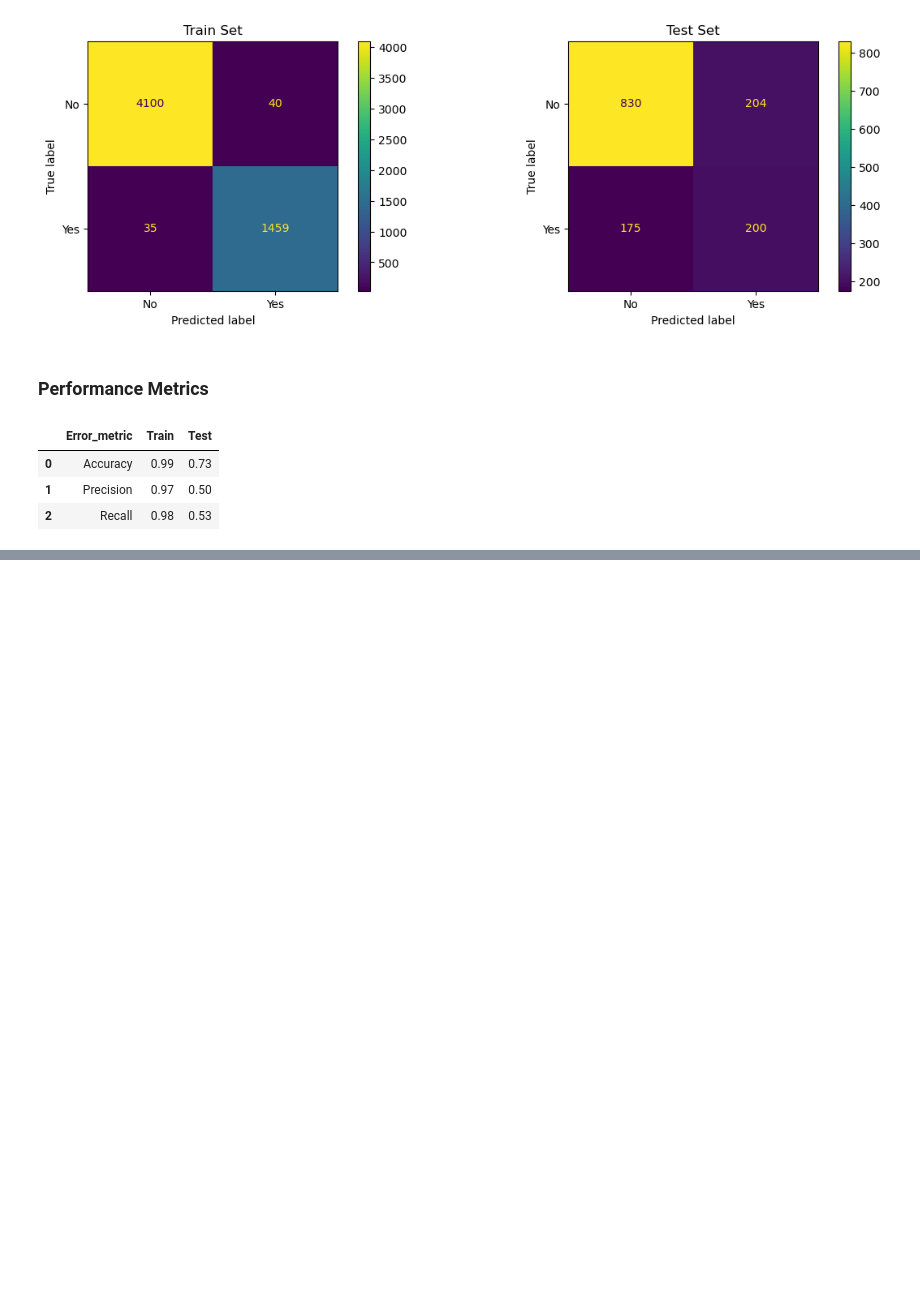
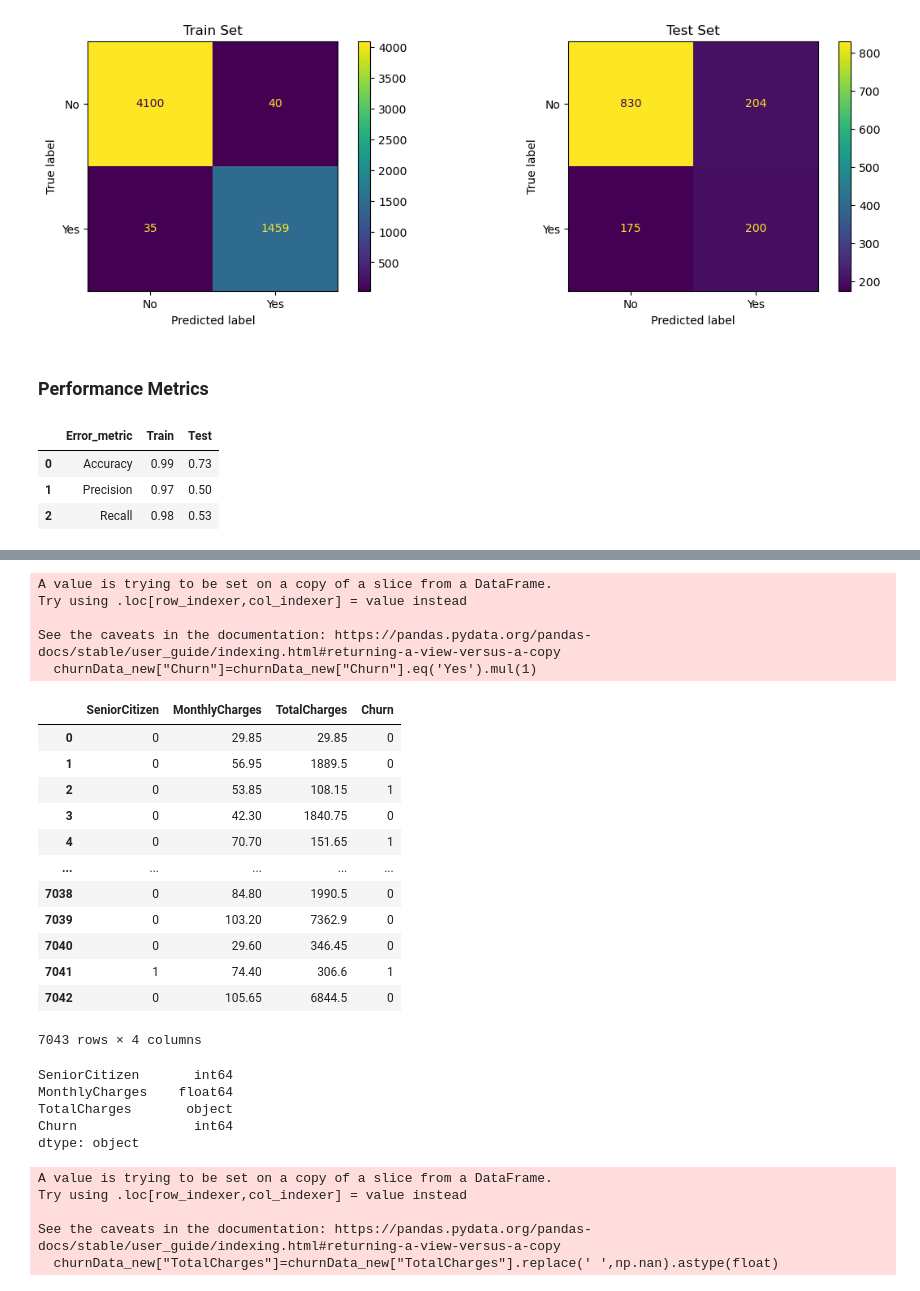
Before and after one commit to Festus-Ade/IronFestus, a Jupyter notebook: Week 7/Classification, Handling Imbalanced Data.ipynb, the cells around one changed output, grey strips where cells are left out. Drawn from its saved outputs; the diff is of its cells as text; code cells hidden in the pictures; blank space fills up the shorter version.

```diff
--- a/Week 7/Classification, Handling Imbalanced Data.ipynb
+++ b/Week 7/Classification, Handling Imbalanced Data.ipynb
@@ -222,0 +270,40 @@ error_metrics_df
+# %%
+churnData_new["Churn"]=churnData_new["Churn"].eq('Yes').mul(1)
+# %% [output]
+A value is trying to be set on a copy of a slice from a DataFrame.
+Try using .loc[row_indexer,col_indexer] = value instead
+
+See the caveats in the documentation: https://pandas.pydata.org/pandas-docs/stable/user_guide/indexing.html#returning-a-view-versus-a-copy
+  churnData_new["Churn"]=churnData_new["Churn"].eq('Yes').mul(1)
+# %%
+churnData_new
+# %% [output]
+|  | SeniorCitizen | MonthlyCharges | TotalCharges | Churn |
+| 0 | 0 | 29.85 | 29.85 | 0 |
+| 1 | 0 | 56.95 | 1889.5 | 0 |
+| 2 | 0 | 53.85 | 108.15 | 1 |
+| 3 | 0 | 42.30 | 1840.75 | 0 |
+| 4 | 0 | 70.70 | 151.65 | 1 |
+| ... | ... | ... | ... | ... |
+| 7038 | 0 | 84.80 | 1990.5 | 0 |
+| 7039 | 0 | 103.20 | 7362.9 | 0 |
+| 7040 | 0 | 29.60 | 346.45 | 0 |
+| 7041 | 1 | 74.40 | 306.6 | 1 |
+| 7042 | 0 | 105.65 | 6844.5 | 0 |
+7043 rows × 4 columns
+# %%
+churnData_new.dtypes
+# %% [output]
+SeniorCitizen       int64
+MonthlyCharges    float64
+TotalCharges       object
+Churn               int64
+dtype: object
+# %%
+churnData_new["TotalCharges"]=churnData_new["TotalCharges"].replace(' ',np.nan).astype(float)
+# %% [output]
+A value is trying to be set on a copy of a slice from a DataFrame.
+Try using .loc[row_indexer,col_indexer] = value instead
+
+See the caveats in the documentation: https://pandas.pydata.org/pandas-docs/stable/user_guide/indexing.html#returning-a-view-versus-a-copy
+  churnData_new["TotalCharges"]=churnData_new["TotalCharges"].replace(' ',np.nan).astype(float)
```
Also changed, not shown: parts of 18 cells of this notebook, 2 other files.
